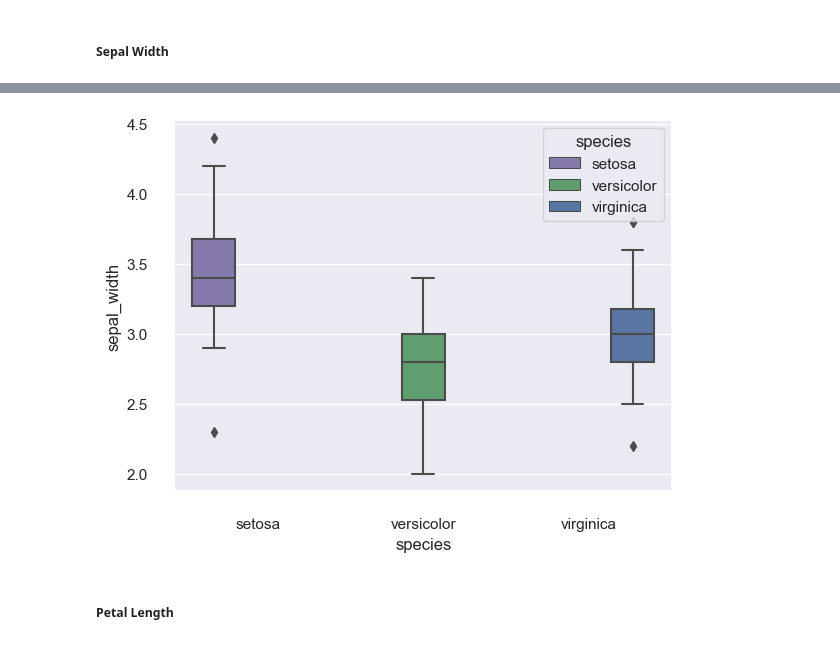
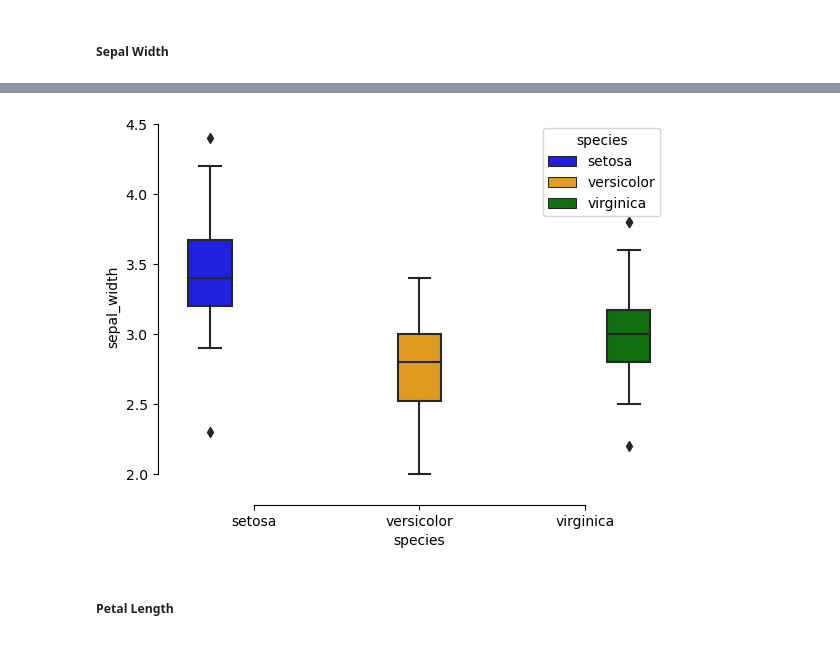
Before and after one commit to OlgaKnut/fundamentals-of-data-analysis-project, a Jupyter notebook: project.ipynb, the cells around one changed output, grey strips where cells are left out. Cells and saved outputs as stored; diff of their text form; code cells hidden in the pictures.

```diff
--- a/project.ipynb
+++ b/project.ipynb
@@ -206,10 +220,11 @@ plt.show()
 # %%
 sns.boxplot(x="species", y="sepal_width",
-            hue="species", palette=["m", "g", "b"],
+            hue="species", palette=["blue", "orange", "green"],
             data=iris_df)
 sns.despine(offset=10, trim=True)
+plt.show()
 # %% [output]
-[figure, old version]
+[figure, new version]
 # %% [markdown]
 ##### **Petal Length**
 # %%
```
Also changed, not shown: parts of 31 cells of this notebook.
